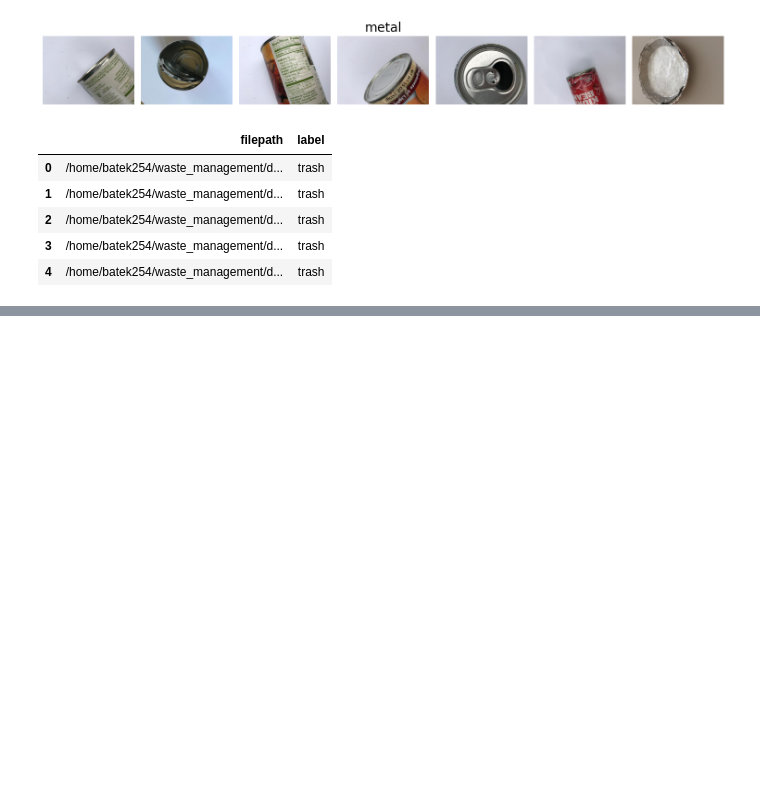
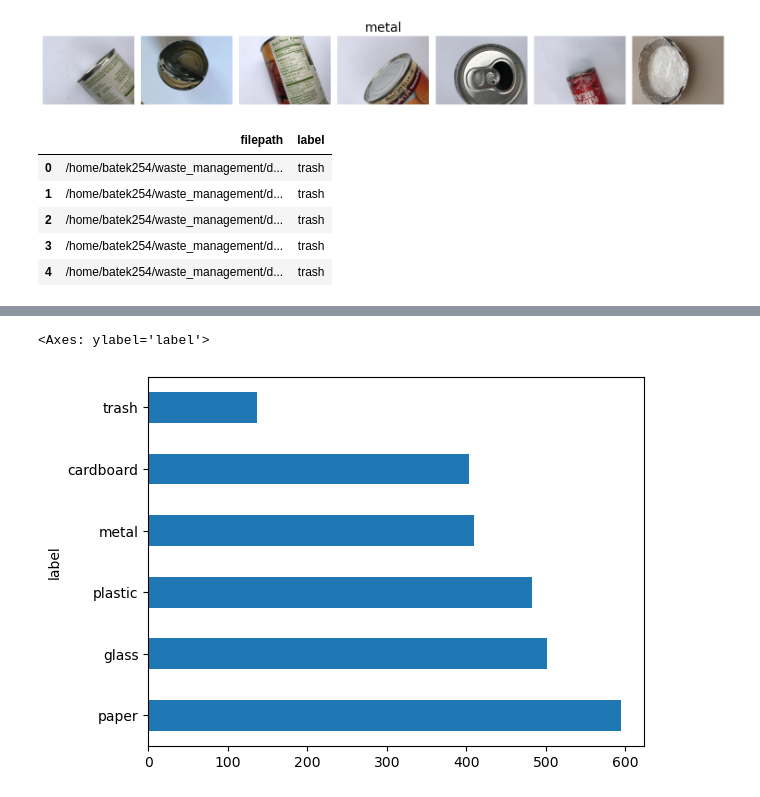
Before and after one commit to batek254/waste_management, a Jupyter notebook: notebooks/0.1-bf-initial-data-exploration-0.ipynb, the cells around one changed output, grey strips where cells are left out. Saved outputs shown, nothing was run; the diff lists cells and outputs as text; code cells hidden in the pictures; blank space fills up the shorter version.

Commit message:
barplot for value_counts added

```diff
--- a/notebooks/0.1-bf-initial-data-exploration-0.ipynb
+++ b/notebooks/0.1-bf-initial-data-exploration-0.ipynb
@@ -137,0 +150,5 @@ df.head()
+# %%
+df['label'].value_counts().plot(kind='barh')
+# %% [output]
+<Axes: ylabel='label'>
+[figure, added]
```
Also changed, not shown: parts of 3 cells of this notebook.
